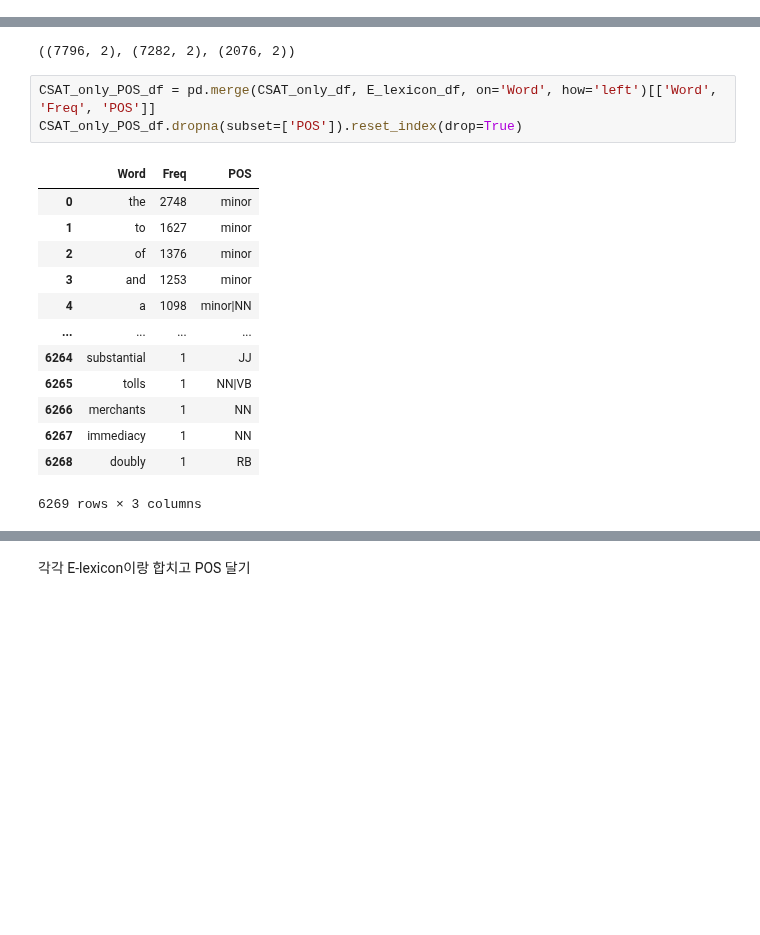
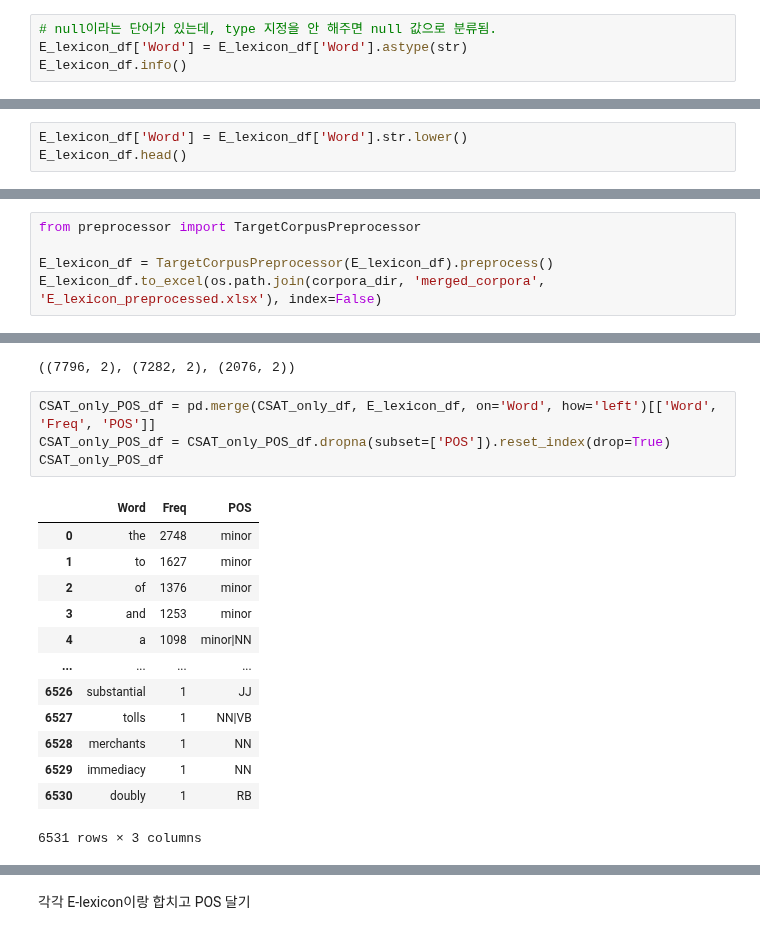
Before and after one commit to irregular6612/english-corpus-comparison, a Jupyter notebook: src/notebooks/corpus_merging.ipynb, the cells around one changed output, grey strips where cells are left out. Cells and saved outputs as stored; diff of their text form; blank space fills up the shorter version.

```diff
--- a/src/notebooks/corpus_merging.ipynb
+++ b/src/notebooks/corpus_merging.ipynb
@@ -234,3 +234,7 @@ E_lexicon_df.head()
 | 2 | Aaron | 5 | 10,806 | 9.288 | 14.650 | 2.874 | 1.930 | 2.212 | 3 | 1.850 | ... |
 | 3 | aback | 5 | 387 | 5.958 | 0.290 | 1.204 | 0.180 | 1.204 | 0 | 1.950 | ... |
 | 4 | abacus | 6 | 513 | 6.240 | 0.240 | 1.114 | 0.120 | 1.041 | 0 | 2.900 | ... |
+# %%
+# null이라는 단어가 있는데, type 지정을 안 해주면 null 값으로 분류됨.
+E_lexicon_df['Word'] = E_lexicon_df['Word'].astype(str)
+E_lexicon_df.info()
@@ -236,0 +262,3 @@ E_lexicon_df.head()
+# %%
+E_lexicon_df['Word'] = E_lexicon_df['Word'].str.lower()
+E_lexicon_df.head()
@@ -236,0 +293,5 @@ E_lexicon_df.head()
+# %%
+from preprocessor import TargetCorpusPreprocessor
+
+E_lexicon_df = TargetCorpusPreprocessor(E_lexicon_df).preprocess()
+E_lexicon_df.to_excel(os.path.join(corpora_dir, 'merged_corpora', 'E_lexicon_preprocessed.xlsx'), index=False)
@@ -247,20 +325,21 @@ CSAT_df.shape, CSAT_only_df.shape,textbook_only_df.shape
 ((7796, 2), (7282, 2), (2076, 2))
 # %%
 CSAT_only_POS_df = pd.merge(CSAT_only_df, E_lexicon_df, on='Word', how='left')[['Word', 'Freq', 'POS']]
-CSAT_only_POS_df.dropna(subset=['POS']).reset_index(drop=True)
+CSAT_only_POS_df = CSAT_only_POS_df.dropna(subset=['POS']).reset_index(drop=True)
+CSAT_only_POS_df
 # %% [output]
 |  | Word | Freq | POS |
 | 0 | the | 2748 | minor |
 | 1 | to | 1627 | minor |
 | 2 | of | 1376 | minor |
 | 3 | and | 1253 | minor |
 | 4 | a | 1098 | minor|NN |
 | ... | ... | ... | ... |
-| 6264 | substantial | 1 | JJ |
-| 6265 | tolls | 1 | NN|VB |
-| 6266 | merchants | 1 | NN |
-| 6267 | immediacy | 1 | NN |
-| 6268 | doubly | 1 | RB |
+| 6526 | substantial | 1 | JJ |
+| 6527 | tolls | 1 | NN|VB |
+| 6528 | merchants | 1 | NN |
+| 6529 | immediacy | 1 | NN |
+| 6530 | doubly | 1 | RB |
-6269 rows × 3 columns
+6531 rows × 3 columns
 # %%
 textbook_only_POS_df = pd.merge(textbook_only_df, E_lexicon_df, on='Word', how='left')[['Word', 'Freq', 'POS']]
```
Also changed, not shown: parts of 35 cells of this notebook, 2 other files.
